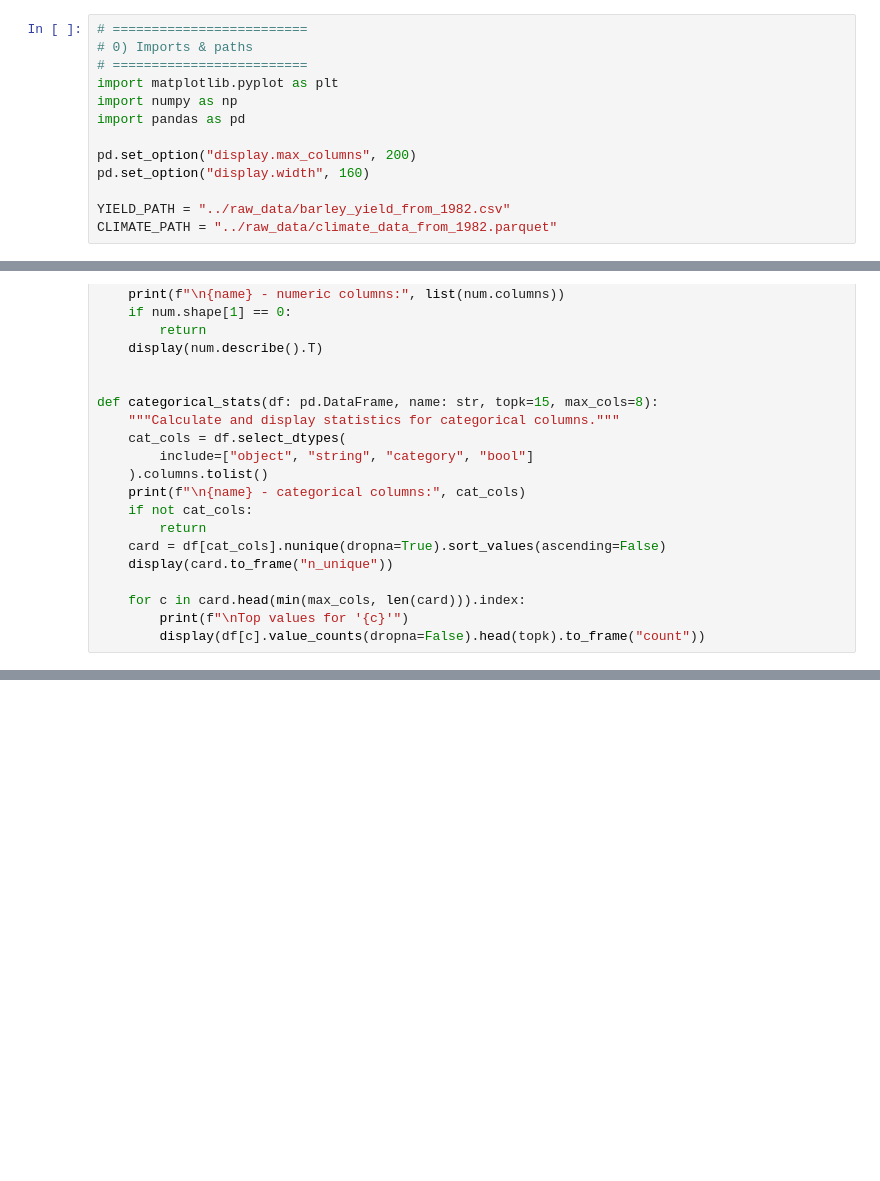
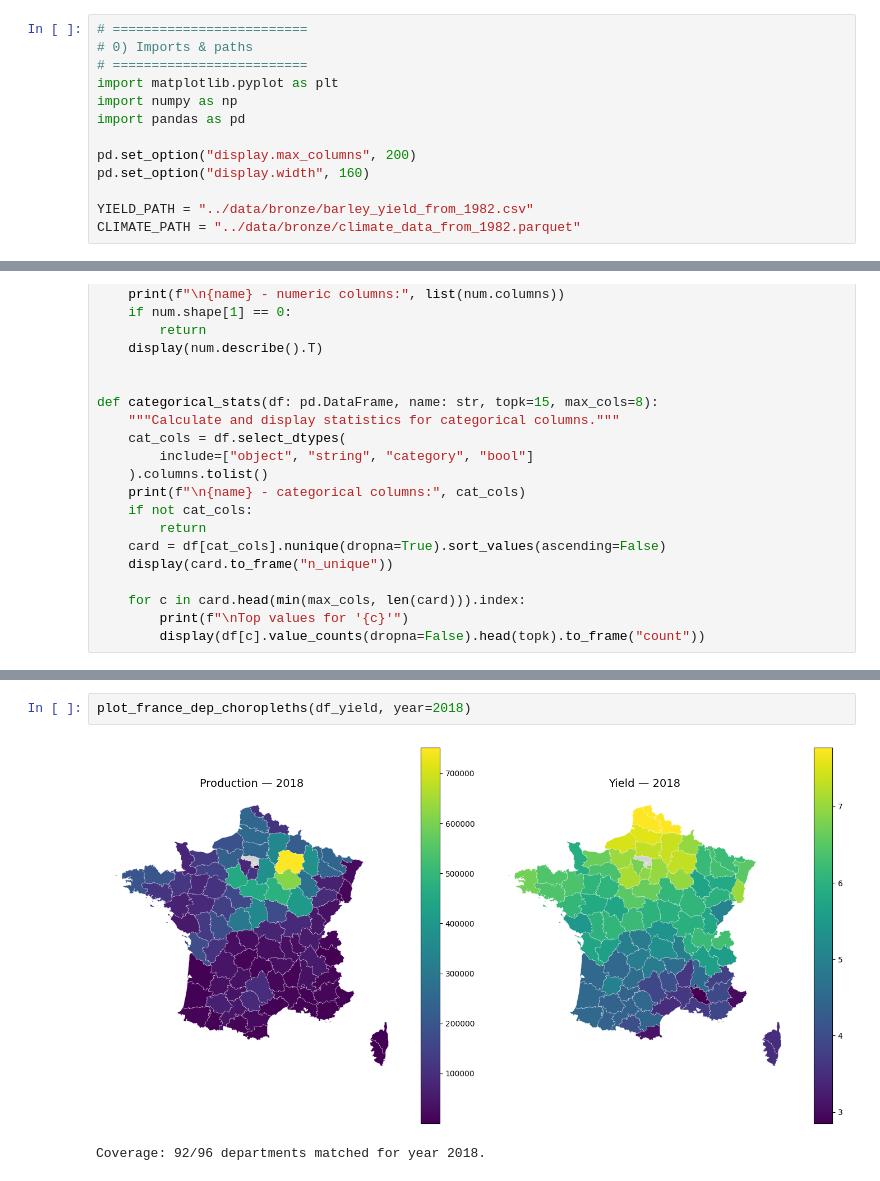
Before and after one commit to NicolasGuilletHec/BCG_challenge, a Jupyter notebook: notebooks/EDA.ipynb, the cells around one changed output, grey strips where cells are left out. Cells and saved outputs as stored; diff of their text form; blank space fills up the shorter version.

Commit message:
EDA update with heatmap, and pipe with XGBoost

```diff
--- a/notebooks/EDA.ipynb
+++ b/notebooks/EDA.ipynb
@@ -9,8 +9,8 @@ import pandas as pd
 pd.set_option("display.max_columns", 200)
 pd.set_option("display.width", 160)
 
-YIELD_PATH = "../raw_data/barley_yield_from_1982.csv"
-CLIMATE_PATH = "../raw_data/climate_data_from_1982.parquet"
+YIELD_PATH = "../data/bronze/barley_yield_from_1982.csv"
+CLIMATE_PATH = "../data/bronze/climate_data_from_1982.parquet"
 # %%
 # =========================
 # 1) Load correctly (IMPORTANT)
@@ -243,0 +535,5 @@ if metric_choice:
+# %%
+plot_france_dep_choropleths(df_yield, year=2018)
+# %% [output]
+[figure, added]
+Coverage: 92/96 departments matched for year 2018.
```
Also changed, not shown: parts of 8 cells of this notebook, 2 other files.
